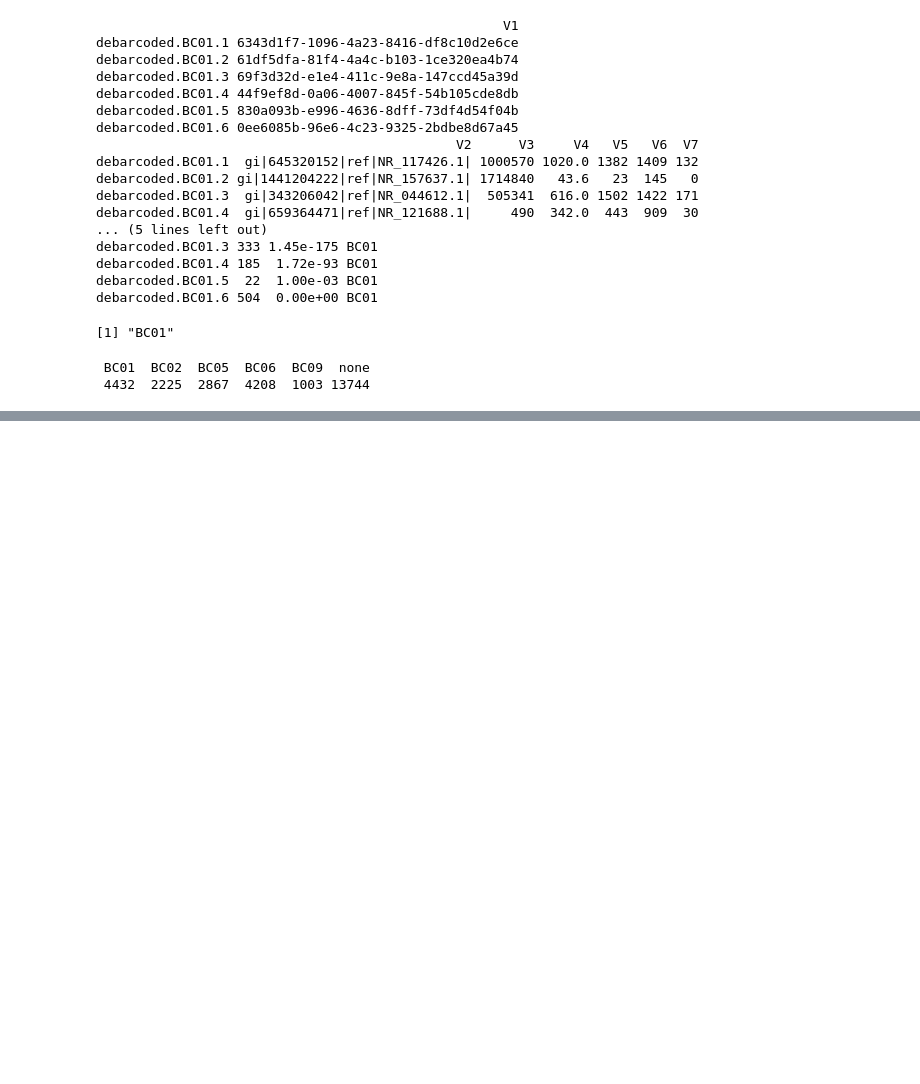
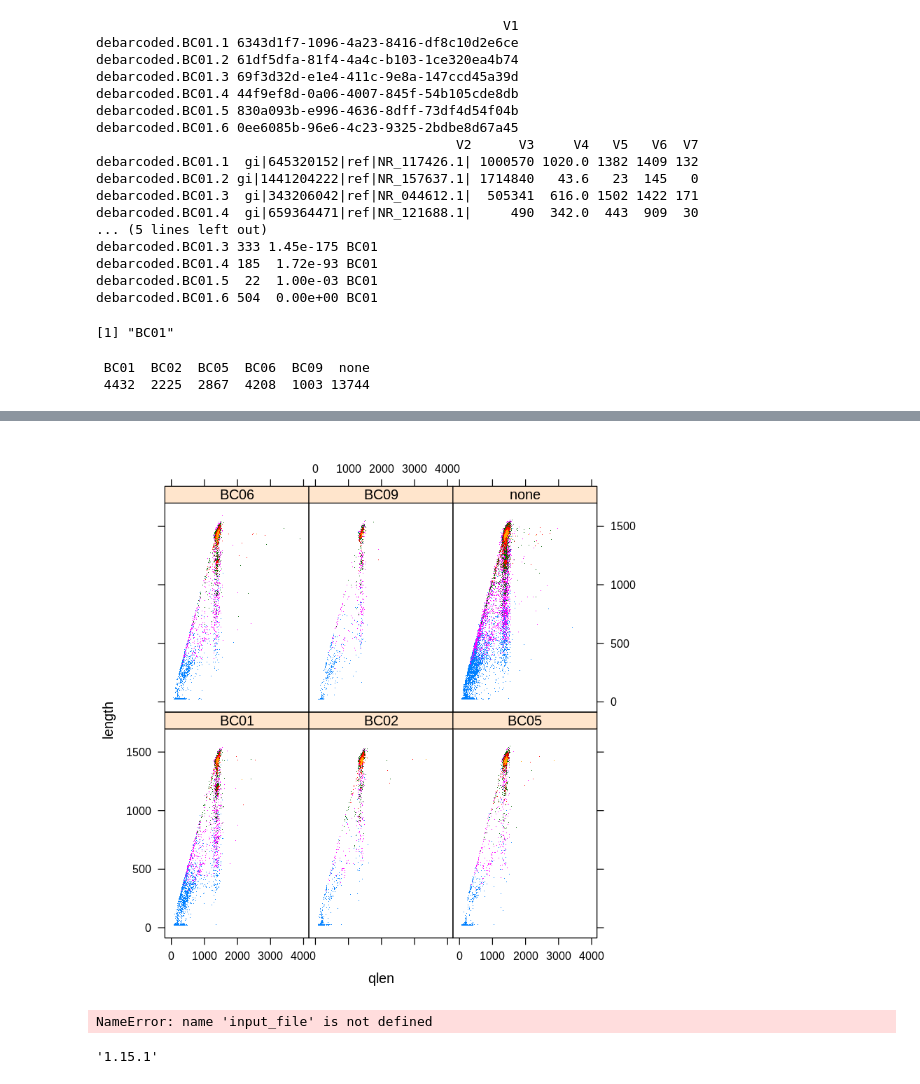
Before and after one commit to macieksk/ngslub18, a Jupyter notebook: jupyter_run/NGSworkshop-Saturday.ipynb, the cells around one changed output, grey strips where cells are left out. Drawn from its saved outputs; the diff is of its cells as text; code cells hidden in the pictures; blank space fills up the shorter version.

```diff
--- a/jupyter_run/NGSworkshop-Saturday.ipynb
+++ b/jupyter_run/NGSworkshop-Saturday.ipynb
@@ -572,0 +591,6 @@ table(blastn.all$sampid)
+# %%
+%%R -w 800 -h 800 -r 120
+
+xyplot(length~qlen|sampid,data=bna,groups=cut(bitscore,5),pch=".")#subset=bitscore<1000)
+# %% [output]
+[figure, added]
@@ -572,0 +600,6 @@ table(blastn.all$sampid)
+# %%
+from Bio import SeqIO
+for record in SeqIO.parse(input_file, "fastq"):
+    score=record.letter_annotations["phred_quality"]
+# %% [output]
+NameError: name 'input_file' is not defined
@@ -572,0 +608,4 @@ table(blastn.all$sampid)
+# %%
+__version__
+# %% [output]
+'1.15.1'
```
Also changed, not shown: parts of 4 cells of this notebook.
